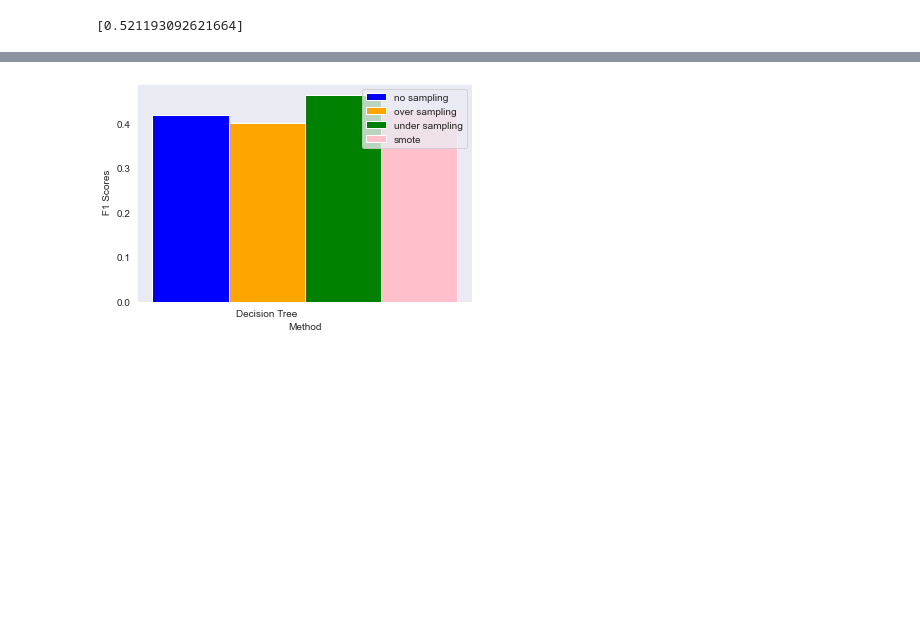
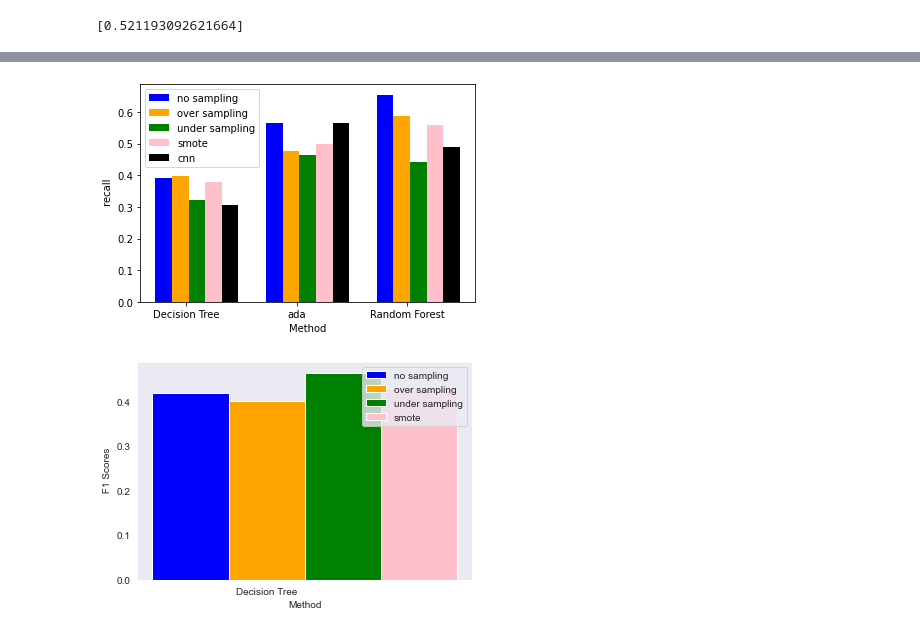
Before and after one commit to EMAT31530/ai-group-project-group-28, a Jupyter notebook: Random Forest Classifier.ipynb, the cells around one changed output, grey strips where cells are left out. Cells and saved outputs as stored; diff of their text form; code cells hidden in the pictures; blank space fills up the shorter version.

```diff
--- a/Random Forest Classifier.ipynb
+++ b/Random Forest Classifier.ipynb
@@ -364,3 +526,24 @@ plt.show()
+# %%
+methods=['Decision Tree','ada','Random Forest']
+sampling=['no sampling','over sampling','under sampling','smote','cnn']
+x=np.arange(3)
+width=0.15
+
+plt.bar(x-0.2, recall_no_sampling, width,color='blue')
+plt.bar(x-0.05, recall_over_sampling, width,color ='orange')
+plt.bar(x+0.1, recall_under_sampling,width,color='green')
+plt.bar(x+0.25, recall_smote_sampling, width,color='pink')
+plt.bar(x+0.4, recall_cnn_sampling, width,color='black')
+# Add some text for labels, title and custom x-axis tick labels, etc.
+plt.ylabel(' recall')
+plt.xlabel('Method')
+#ax.set_title('Scores by method and sampling')
+plt.xticks(x,methods)
+plt.legend(sampling)
+
+plt.show()
+# %% [output]
+[figure, added]
 # %%
 methods=['Decision Tree']
 sampling=['no sampling','over sampling','under sampling','smote']
```
Also changed, not shown: parts of 29 cells of this notebook.
